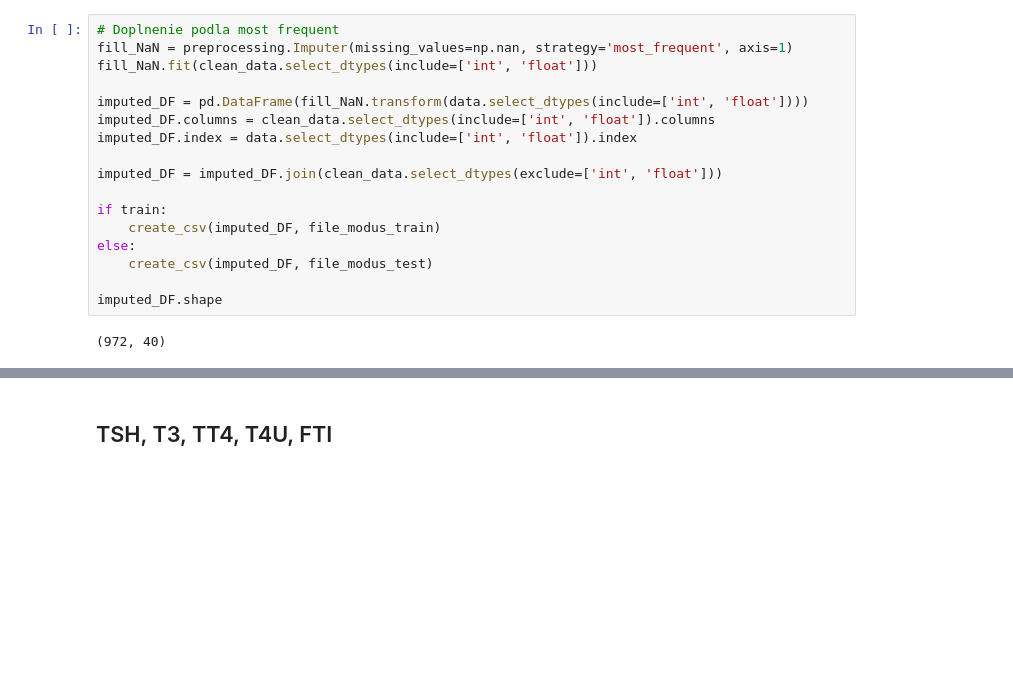
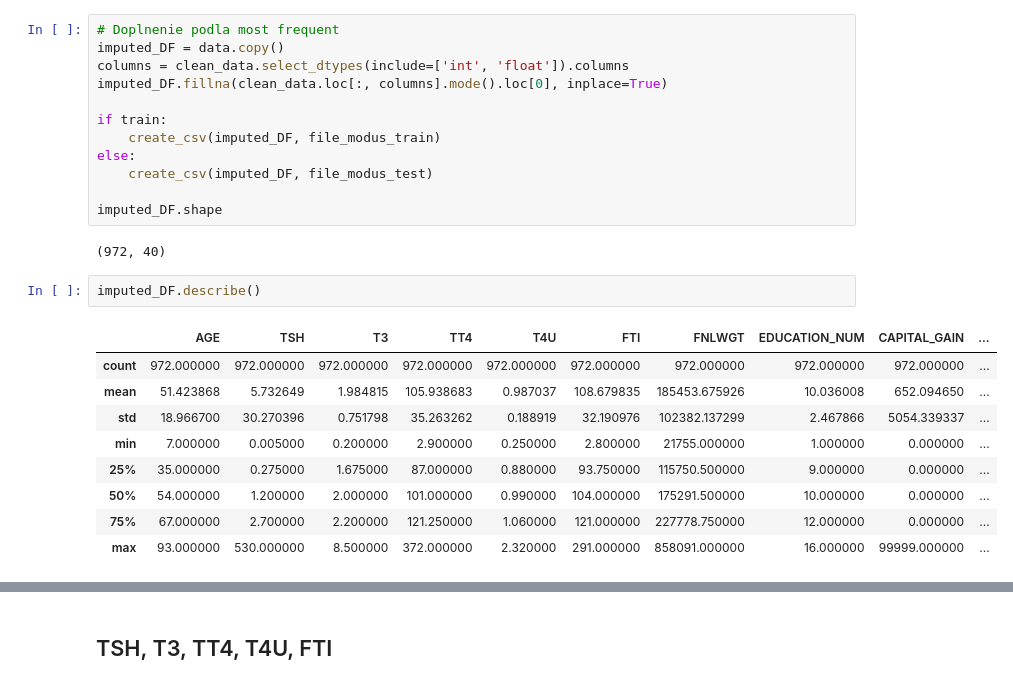
Before and after one commit to PeterJurkacek/IAU_2018_Jurkacek_Vyskoc, a Jupyter notebook: Jurkacek_Vyskoc_predspracovanie.ipynb, the cells around one changed output, grey strips where cells are left out. Saved outputs shown, nothing was run; the diff lists cells and outputs as text; blank space fills up the shorter version.

```diff
--- a/Jurkacek_Vyskoc_predspracovanie.ipynb
+++ b/Jurkacek_Vyskoc_predspracovanie.ipynb
@@ -806,13 +853,8 @@ imputed_DF.shape
 # %%
 # Doplnenie podla most frequent
-fill_NaN = preprocessing.Imputer(missing_values=np.nan, strategy='most_frequent', axis=1)
-fill_NaN.fit(clean_data.select_dtypes(include=['int', 'float']))
-
-imputed_DF = pd.DataFrame(fill_NaN.transform(data.select_dtypes(include=['int', 'float'])))
-imputed_DF.columns = clean_data.select_dtypes(include=['int', 'float']).columns
-imputed_DF.index = data.select_dtypes(include=['int', 'float']).index
-
-imputed_DF = imputed_DF.join(clean_data.select_dtypes(exclude=['int', 'float']))
+imputed_DF = data.copy()
+columns = clean_data.select_dtypes(include=['int', 'float']).columns
+imputed_DF.fillna(clean_data.loc[:, columns].mode().loc[0], inplace=True)
 
 if train:
     create_csv(imputed_DF, file_modus_train)
@@ -822,6 +864,18 @@ else:
 imputed_DF.shape
 # %% [output]
 (972, 40)
+# %%
+imputed_DF.describe()
+# %% [output]
+|  | AGE | TSH | T3 | TT4 | T4U | FTI | FNLWGT | EDUCATION_NUM | CAPITAL_GAIN | ... |
+| count | 972.000000 | 972.000000 | 972.000000 | 972.000000 | 972.000000 | 972.000000 | 972.000000 | 972.000000 | 972.000000 | ... |
+| mean | 51.423868 | 5.732649 | 1.984815 | 105.938683 | 0.987037 | 108.679835 | 185453.675926 | 10.036008 | 652.094650 | ... |
+| std | 18.966700 | 30.270396 | 0.751798 | 35.263262 | 0.188919 | 32.190976 | 102382.137299 | 2.467866 | 5054.339337 | ... |
+| min | 7.000000 | 0.005000 | 0.200000 | 2.900000 | 0.250000 | 2.800000 | 21755.000000 | 1.000000 | 0.000000 | ... |
+| 25% | 35.000000 | 0.275000 | 1.675000 | 87.000000 | 0.880000 | 93.750000 | 115750.500000 | 9.000000 | 0.000000 | ... |
+| 50% | 54.000000 | 1.200000 | 2.000000 | 101.000000 | 0.990000 | 104.000000 | 175291.500000 | 10.000000 | 0.000000 | ... |
+| 75% | 67.000000 | 2.700000 | 2.200000 | 121.250000 | 1.060000 | 121.000000 | 227778.750000 | 12.000000 | 0.000000 | ... |
+| max | 93.000000 | 530.000000 | 8.500000 | 372.000000 | 2.320000 | 291.000000 | 858091.000000 | 16.000000 | 99999.000000 | ... |
 # %%
 
 
```
Also changed, not shown: parts of 9 cells of this notebook, 3 other files.
